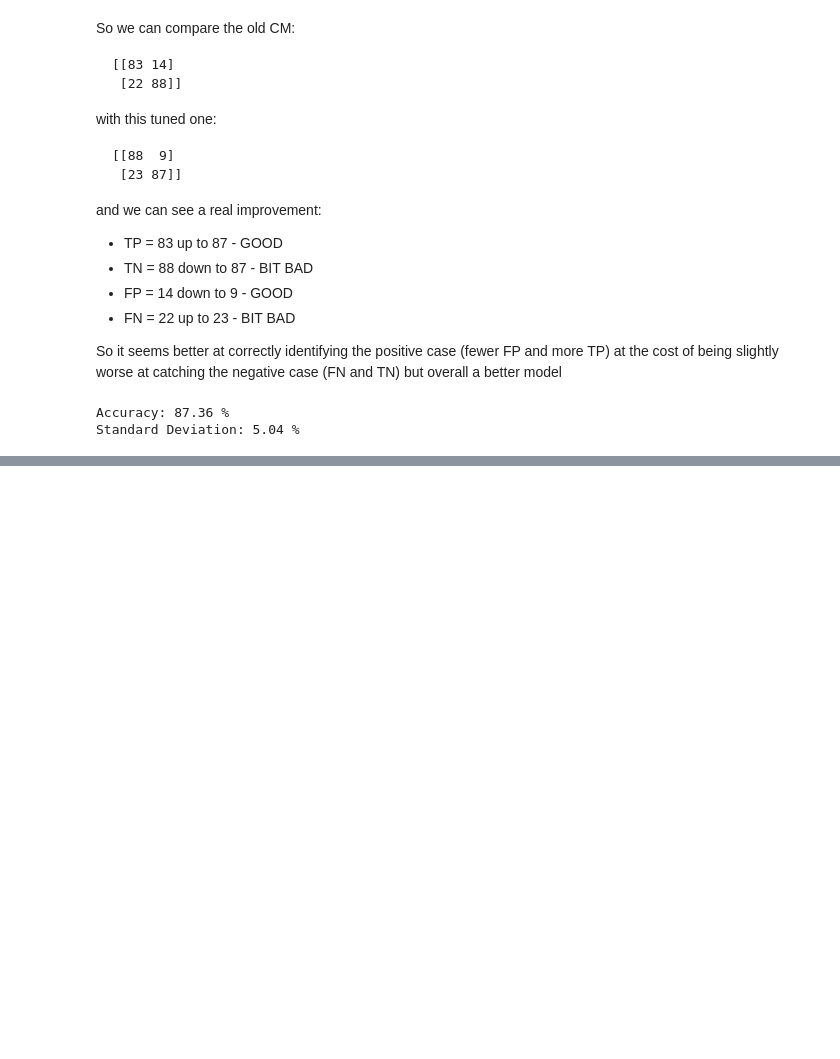
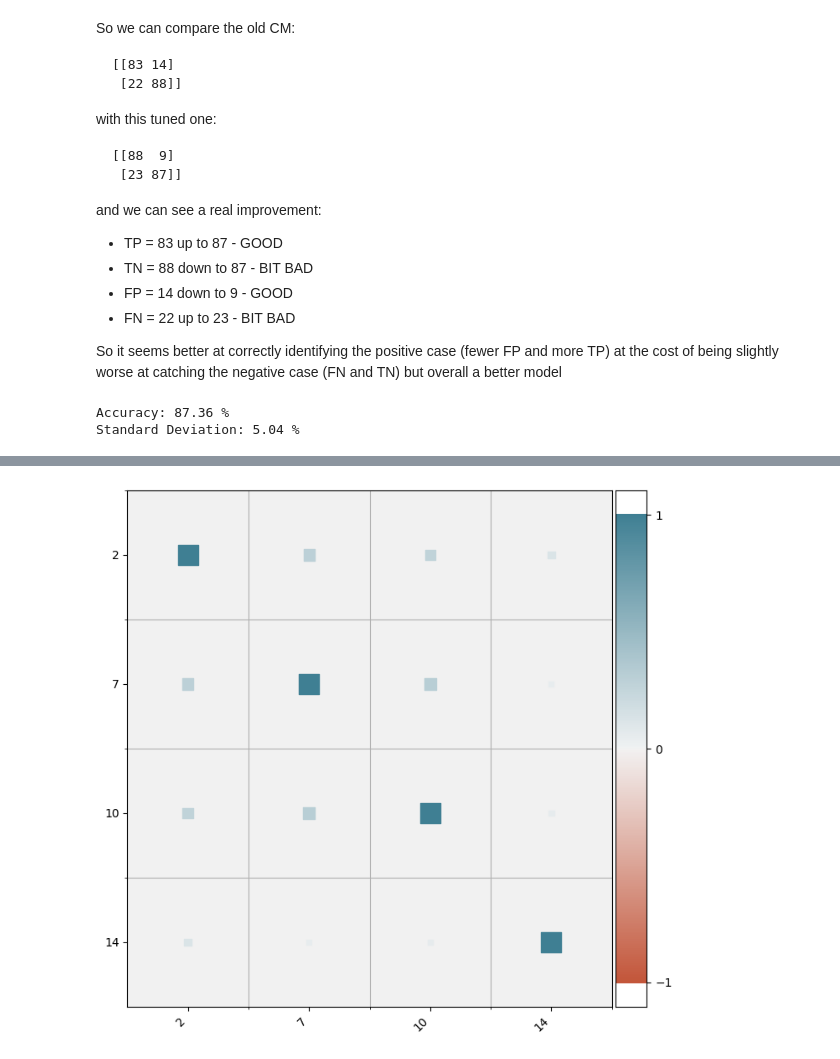
Before and after one commit to edoatley/ml, a Jupyter notebook: datacamp/projects/credit-approvals/notebook.ipynb, the cells around one changed output, grey strips where cells are left out. Saved outputs shown, nothing was run; the diff lists cells and outputs as text; code cells hidden in the pictures; blank space fills up the shorter version.

```diff
--- a/datacamp/projects/credit-approvals/notebook.ipynb
+++ b/datacamp/projects/credit-approvals/notebook.ipynb
@@ -697,0 +757,6 @@ Standard Deviation: 5.04 %
+# %%
+from heatmap import heatmap, corrplot
+plt.figure(figsize=(8, 8))
+corrplot(cc_apps.corr(numeric_only=True), size_scale=300);
+# %% [output]
+[figure, added]
```
Also changed, not shown: parts of 17 cells of this notebook.
